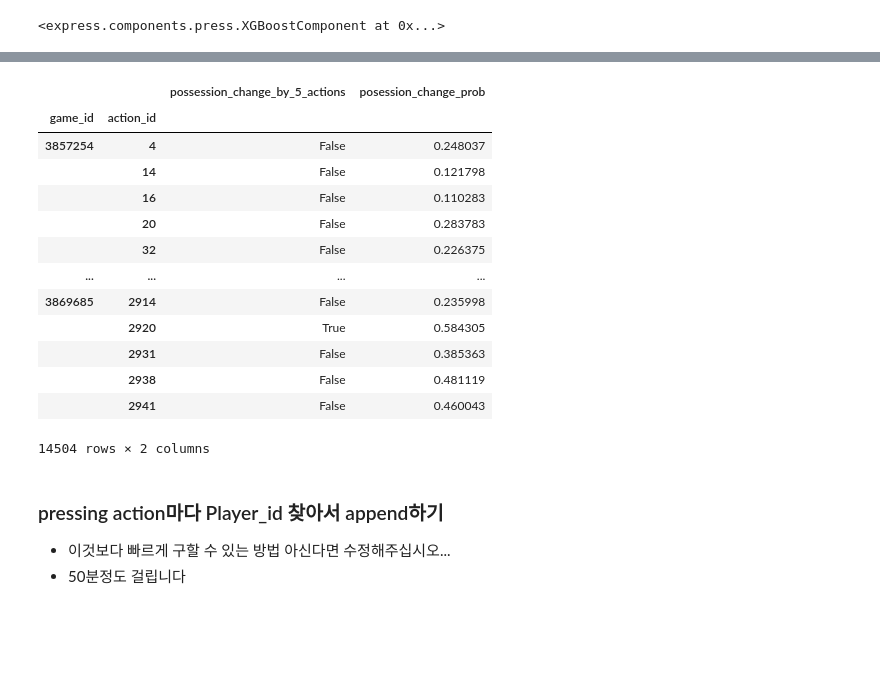
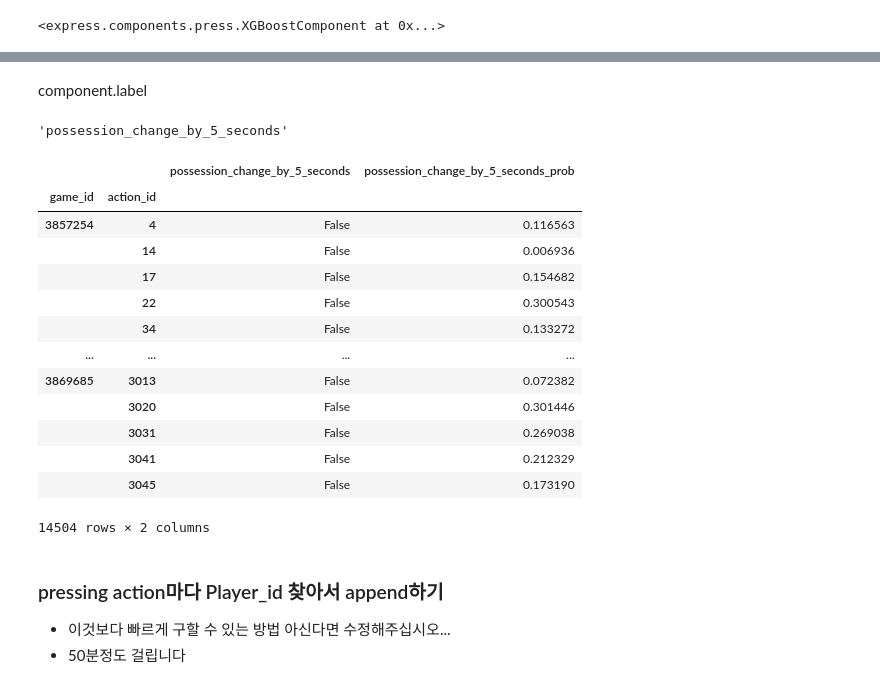
Before and after one commit to leemingo/sr-press, a Jupyter notebook: notebook/App 2)Press_point_by_player_22WC.ipynb, the cells around one changed output, grey strips where cells are left out. Cells and saved outputs as stored; diff of their text form; code cells hidden in the pictures; blank space fills up the shorter version.

Commit message:
pressing players' xp in WC

```diff
--- a/notebook/App 2)Press_point_by_player_22WC.ipynb
+++ b/notebook/App 2)Press_point_by_player_22WC.ipynb
@@ -84,29 +75,35 @@ Length: 14504, dtype: float32
 # %%
 test_dataset = PressingDataset(
     path= os.path.join(base_path, "stores", "filtered_datasets", "test"),
-    xfns=["relative_startlocation", "dist_opponent", "closest_11_players", "result", "get_average_column_sum"],
-    yfns=["possession_change_by_5_actions"],
+    xfns=["closest_11_players", "relative_startlocation", "defenders_in_3m_radius", "relative_endlocation", "get_column_sum_to_player"],
+    yfns=["possession_change_by_5_seconds"],
     load_cached=True,
     nb_prev_actions=3
 )
+# %% [markdown]
+component.label
+# %%
+component.label[0]
+# %% [output]
+'possession_change_by_5_seconds'
 # %%
-new=test_dataset.labels.copy()
-new['posession_change_prob'] = preds.values
+new = test_dataset.labels.copy()
+new[f"{component.label[0]}_prob"] = preds.values
 new
 # %% [output]
-|  |  | possession_change_by_5_actions | posession_change_prob |
+|  |  | possession_change_by_5_seconds | possession_change_by_5_seconds_prob |
 | game_id | action_id |  |  |
-| 3857254 | 4 | False | 0.248037 |
-|  | 14 | False | 0.121798 |
-|  | 16 | False | 0.110283 |
-|  | 20 | False | 0.283783 |
-|  | 32 | False | 0.226375 |
+| 3857254 | 4 | False | 0.116563 |
+|  | 14 | False | 0.006936 |
+|  | 17 | False | 0.154682 |
+|  | 22 | False | 0.300543 |
+|  | 34 | False | 0.133272 |
 | ... | ... | ... | ... |
-| 3869685 | 2914 | False | 0.235998 |
-|  | 2920 | True | 0.584305 |
-|  | 2931 | False | 0.385363 |
-|  | 2938 | False | 0.481119 |
-|  | 2941 | False | 0.460043 |
+| 3869685 | 3013 | False | 0.072382 |
+|  | 3020 | False | 0.301446 |
+|  | 3031 | False | 0.269038 |
+|  | 3041 | False | 0.212329 |
+|  | 3045 | False | 0.173190 |
 14504 rows × 2 columns
 # %% [markdown]
 ### pressing action마다 Player_id 찾아서 append하기
```
Also changed, not shown: parts of 14 cells of this notebook.
